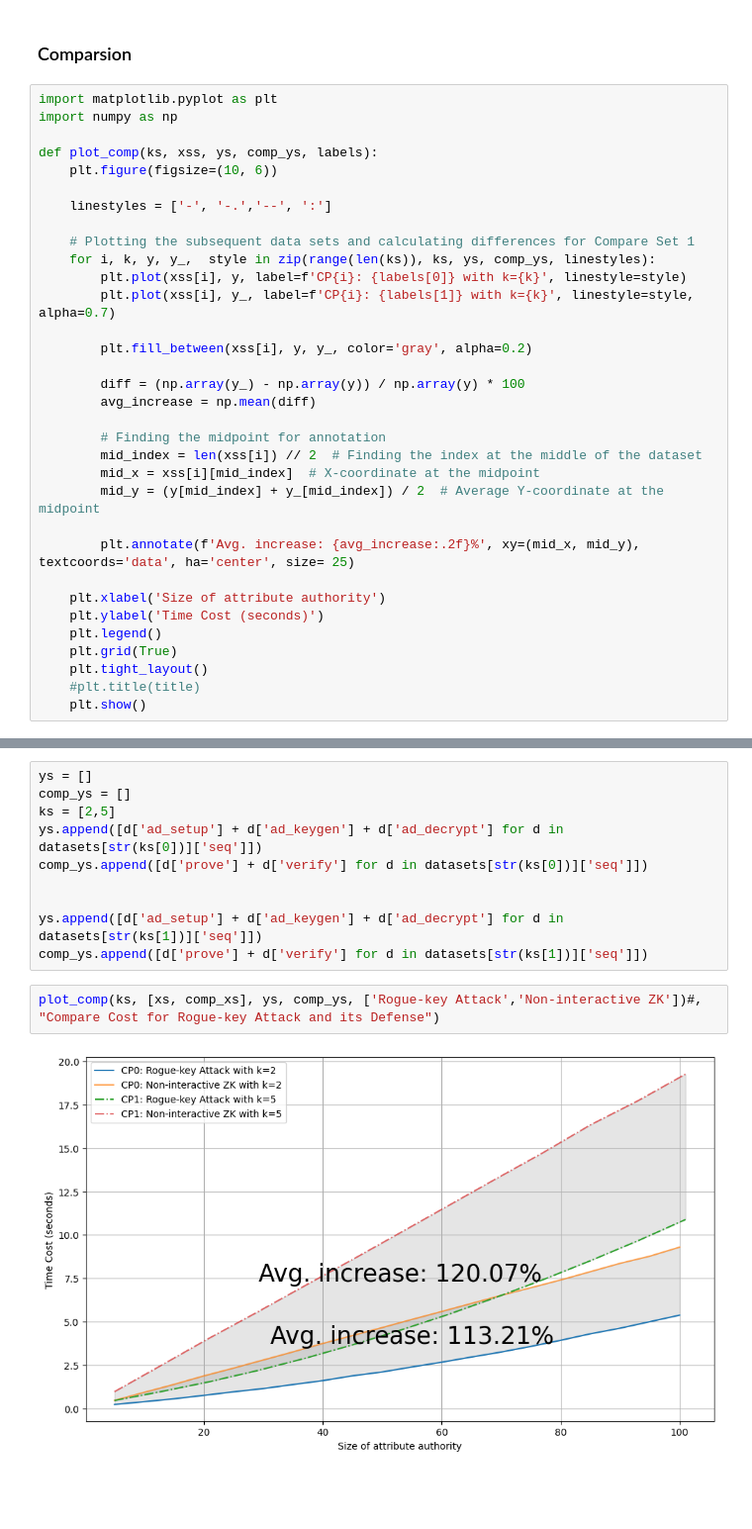
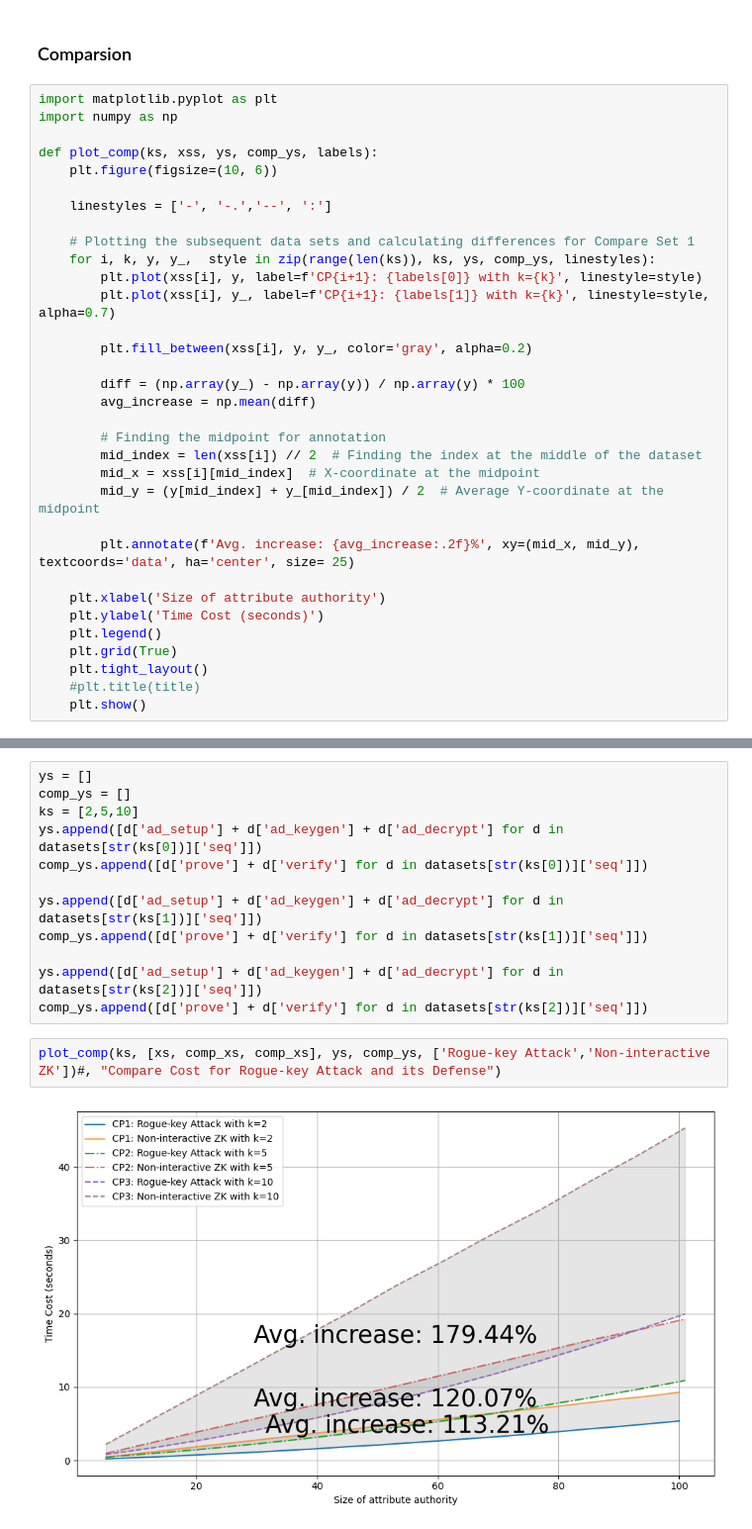
Before and after one commit to Guy1m0/Attack-on-IPPE, a Jupyter notebook: benchmark.ipynb, the cells around one changed output, grey strips where cells are left out. Shown at 99% size. Saved outputs shown, nothing was run; the diff lists cells and outputs as text; blank space fills up the shorter version.

Commit message:
update plots

```diff
--- a/benchmark.ipynb
+++ b/benchmark.ipynb
@@ -142,8 +142,8 @@ def plot_comp(ks, xss, ys, comp_ys, labels):
 
     # Plotting the subsequent data sets and calculating differences for Compare Set 1
     for i, k, y, y_,  style in zip(range(len(ks)), ks, ys, comp_ys, linestyles):
-        plt.plot(xss[i], y, label=f'CP{i}: {labels[0]} with k={k}', linestyle=style)
-        plt.plot(xss[i], y_, label=f'CP{i}: {labels[1]} with k={k}', linestyle=style, alpha=0.7)
+        plt.plot(xss[i], y, label=f'CP{i+1}: {labels[0]} with k={k}', linestyle=style)
+        plt.plot(xss[i], y_, label=f'CP{i+1}: {labels[1]} with k={k}', linestyle=style, alpha=0.7)
 
         plt.fill_between(xss[i], y, y_, color='gray', alpha=0.2)
 
@@ -186,14 +189,16 @@ plot_comp(ks, [xs, comp_xs], ys, comp_ys, ["MJ's Scheme", 'Enhanced IPPE'])#, "C
 # %%
 ys = []
 comp_ys = []
-ks = [2,5]
+ks = [2,5,10]
 ys.append([d['ad_setup'] + d['ad_keygen'] + d['ad_decrypt'] for d in datasets[str(ks[0])]['seq']])
 comp_ys.append([d['prove'] + d['verify'] for d in datasets[str(ks[0])]['seq']])
 
-
 ys.append([d['ad_setup'] + d['ad_keygen'] + d['ad_decrypt'] for d in datasets[str(ks[1])]['seq']])
 comp_ys.append([d['prove'] + d['verify'] for d in datasets[str(ks[1])]['seq']])
+
+ys.append([d['ad_setup'] + d['ad_keygen'] + d['ad_decrypt'] for d in datasets[str(ks[2])]['seq']])
+comp_ys.append([d['prove'] + d['verify'] for d in datasets[str(ks[2])]['seq']])
 # %%
-plot_comp(ks, [xs, comp_xs], ys, comp_ys, ['Rogue-key Attack','Non-interactive ZK'])#, "Compare Cost for Rogue-key Attack and its Defense")
+plot_comp(ks, [xs, comp_xs, comp_xs], ys, comp_ys, ['Rogue-key Attack','Non-interactive ZK'])#, "Compare Cost for Rogue-key Attack and its Defense")
 # %% [output]
-[figure, old version]
+[figure, new version]
```
Also changed, not shown: parts of 2 cells of this notebook, 2 other files.
